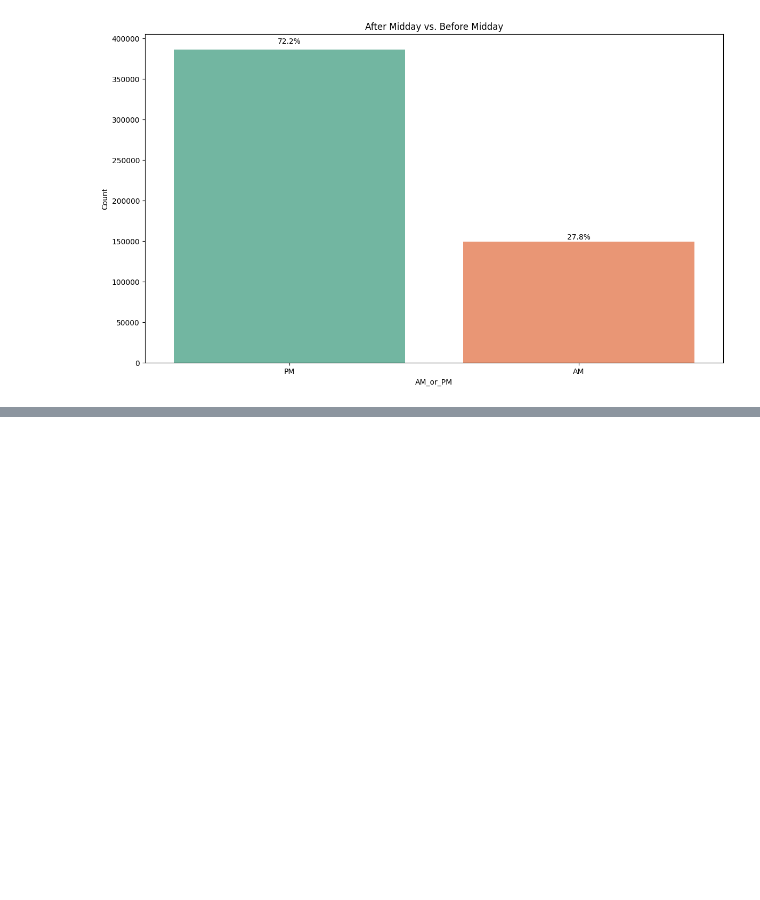
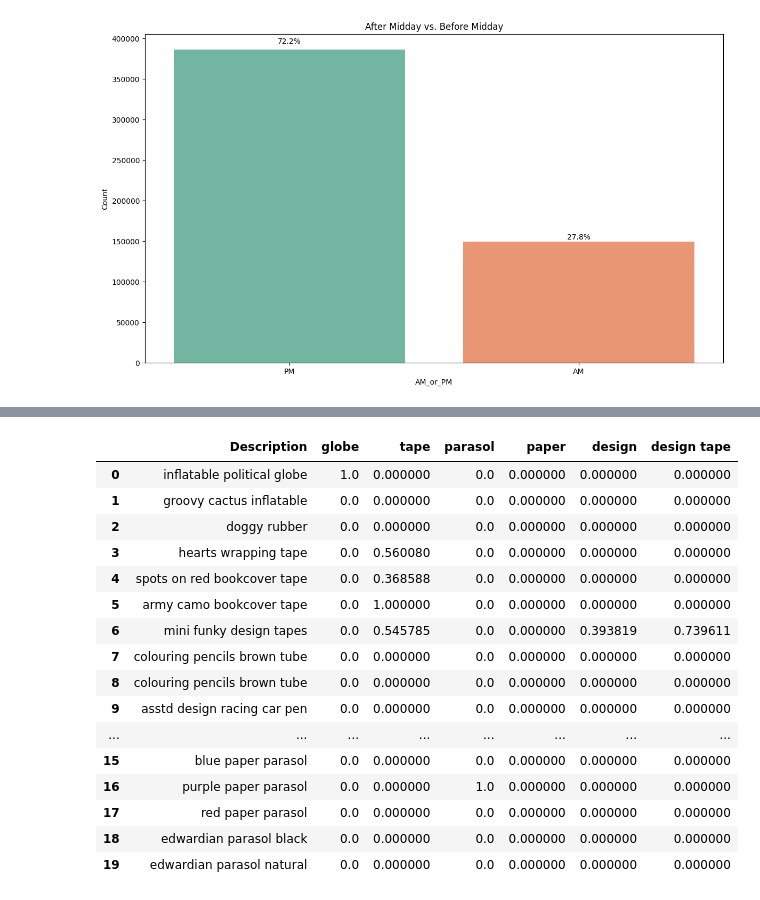
Before and after one commit to KienNguyenk64/Online_retail_Sales, a Jupyter notebook: report.ipynb, the cells around one changed output, grey strips where cells are left out. Saved outputs shown, nothing was run; the diff lists cells and outputs as text; code cells hidden in the pictures; blank space fills up the shorter version.

```diff
--- a/report.ipynb
+++ b/report.ipynb
@@ -394,0 +465,4 @@ Passing `palette` without assigning `hue` is deprecated and will be removed in v
+# %%
+df.Description = df.Description.apply(lambda x: str(x).lower())
+df.Description = df.Description.apply(lambda x: x.replace(".", "").strip())
+df.Description.head(10)
@@ -394,0 +500,14 @@ Passing `palette` without assigning `hue` is deprecated and will be removed in v
+# %%
+import spacy
+nlp = spacy.load("en_core_web_sm")
+
+# Giả sử 'description' là danh sách các mô tả sản phẩm như trước
+descs_p = []
+
+for desc in description:
+    doc = nlp(desc)
+    nouns = [token.text for token in doc if token.pos_ == "NOUN"]
+    descs_p.append(nouns)
+
+descs_p = pd.Series(descs_p)
+print(descs_p)
@@ -394,0 +583,35 @@ Passing `palette` without assigning `hue` is deprecated and will be removed in v
+# %%
+# Vectorize word
+from sklearn.feature_extraction.text import TfidfVectorizer
+import pandas as pd
+# Vectorize word
+vectorizer_ntf = TfidfVectorizer(analyzer='word', ngram_range=(1,2))
+X_ntf = vectorizer_ntf.fit_transform(color_removed_desc)
+matrix_1 = pd.concat([n_description, pd.DataFrame(X_ntf.toarray(), columns = vectorizer_ntf.get_feature_names_out())], axis = 1)
+matrix_1.rename(columns = {0:'Description'}, inplace = True)
+# Danh sách cột bạn muốn xem
+desired_columns = ['Description', 'globe', 'tape', 'bookcov', 'parasol', 'paper', 'bookcov tape', 'design', 'design tape']
+
+# Lọc ra những cột có thật sự tồn tại
+available_columns = [col for col in desired_columns if col in matrix_1.columns]
+
+# In kết quả
+matrix_1[available_columns].head(20)
+# %% [output]
+|  | Description | globe | tape | parasol | paper | design | design tape |
+| 0 | inflatable political globe | 1.0 | 0.000000 | 0.0 | 0.000000 | 0.000000 | 0.000000 |
+| 1 | groovy cactus inflatable | 0.0 | 0.000000 | 0.0 | 0.000000 | 0.000000 | 0.000000 |
+| 2 | doggy rubber | 0.0 | 0.000000 | 0.0 | 0.000000 | 0.000000 | 0.000000 |
+| 3 | hearts wrapping tape | 0.0 | 0.560080 | 0.0 | 0.000000 | 0.000000 | 0.000000 |
+| 4 | spots on red bookcover tape | 0.0 | 0.368588 | 0.0 | 0.000000 | 0.000000 | 0.000000 |
+| 5 | army camo bookcover tape | 0.0 | 1.000000 | 0.0 | 0.000000 | 0.000000 | 0.000000 |
+| 6 | mini funky design tapes | 0.0 | 0.545785 | 0.0 | 0.000000 | 0.393819 | 0.739611 |
+| 7 | colouring pencils brown tube | 0.0 | 0.000000 | 0.0 | 0.000000 | 0.000000 | 0.000000 |
+| 8 | colouring pencils brown tube | 0.0 | 0.000000 | 0.0 | 0.000000 | 0.000000 | 0.000000 |
+| 9 | asstd design racing car pen | 0.0 | 0.000000 | 0.0 | 0.000000 | 0.000000 | 0.000000 |
+| ... | ... | ... | ... | ... | ... | ... | ... |
+| 15 | blue paper parasol | 0.0 | 0.000000 | 0.0 | 0.000000 | 0.000000 | 0.000000 |
+| 16 | purple paper parasol | 0.0 | 0.000000 | 1.0 | 0.000000 | 0.000000 | 0.000000 |
+| 17 | red paper parasol | 0.0 | 0.000000 | 0.0 | 0.000000 | 0.000000 | 0.000000 |
+| 18 | edwardian parasol black | 0.0 | 0.000000 | 0.0 | 0.000000 | 0.000000 | 0.000000 |
+| 19 | edwardian parasol natural | 0.0 | 0.000000 | 0.0 | 0.000000 | 0.000000 | 0.000000 |
```
Also changed, not shown: parts of 30 cells of this notebook, 12 other files.
